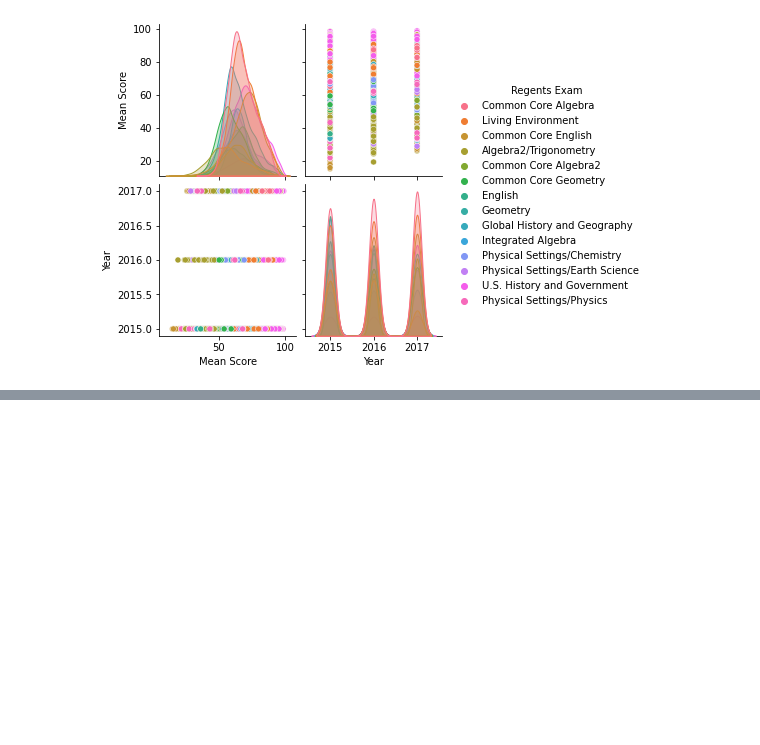
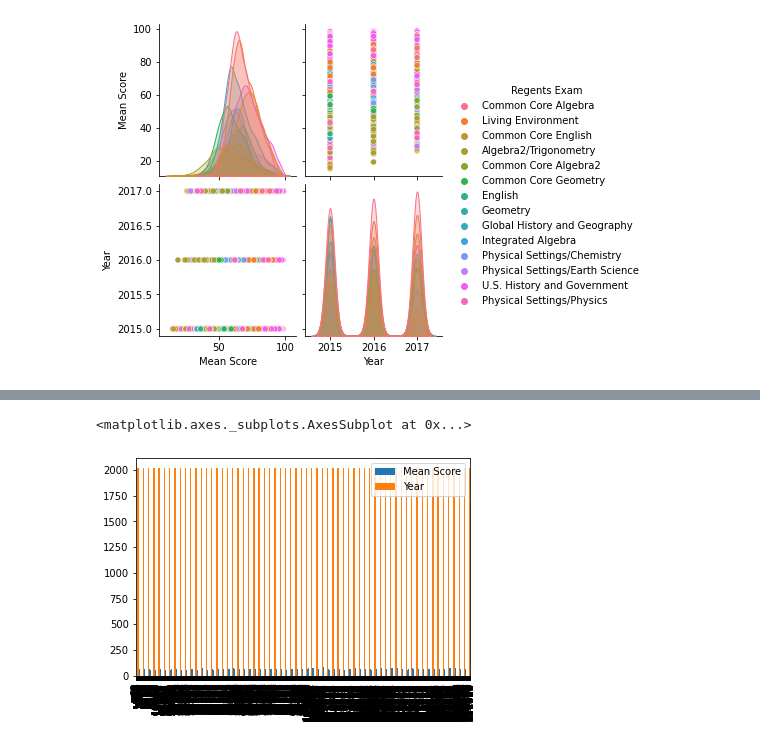
Before and after one commit to tuccib/CUNY-LAG, a Jupyter notebook: 210625_Project1_Bruno_Tucci.ipynb, the cells around one changed output, grey strips where cells are left out. Drawn from its saved outputs; the diff is of its cells as text; code cells hidden in the pictures; blank space fills up the shorter version.

```diff
--- a/210625_Project1_Bruno_Tucci.ipynb
+++ b/210625_Project1_Bruno_Tucci.ipynb
@@ -416,0 +510,7 @@ sns.pairplot(df5, hue = 'Regents Exam')
+# %%
+df_CommonCoreAlgebra = df5[(df5['Mean Score']>0) & (df5['Regents Exam'] == 'Common Core Algebra')
+  & (df5['School Level'] == 'High school')
+  & (df5['Year'] == 2016)
+  ]
+df_CommonCoreAlgebra.groupby(['School Name'])['Mean Score'].mean().round()
+df_CommonCoreAlgebra.sort_values(by=['Mean Score'], ascending = False)
@@ -416,0 +531,5 @@ sns.pairplot(df5, hue = 'Regents Exam')
+# %%
+df_CommonCoreAlgebra.plot(kind='bar')
+# %% [output]
+<matplotlib.axes._subplots.AxesSubplot at 0x...>
+[figure, added]
```
Also changed, not shown: parts of 12 cells of this notebook.
